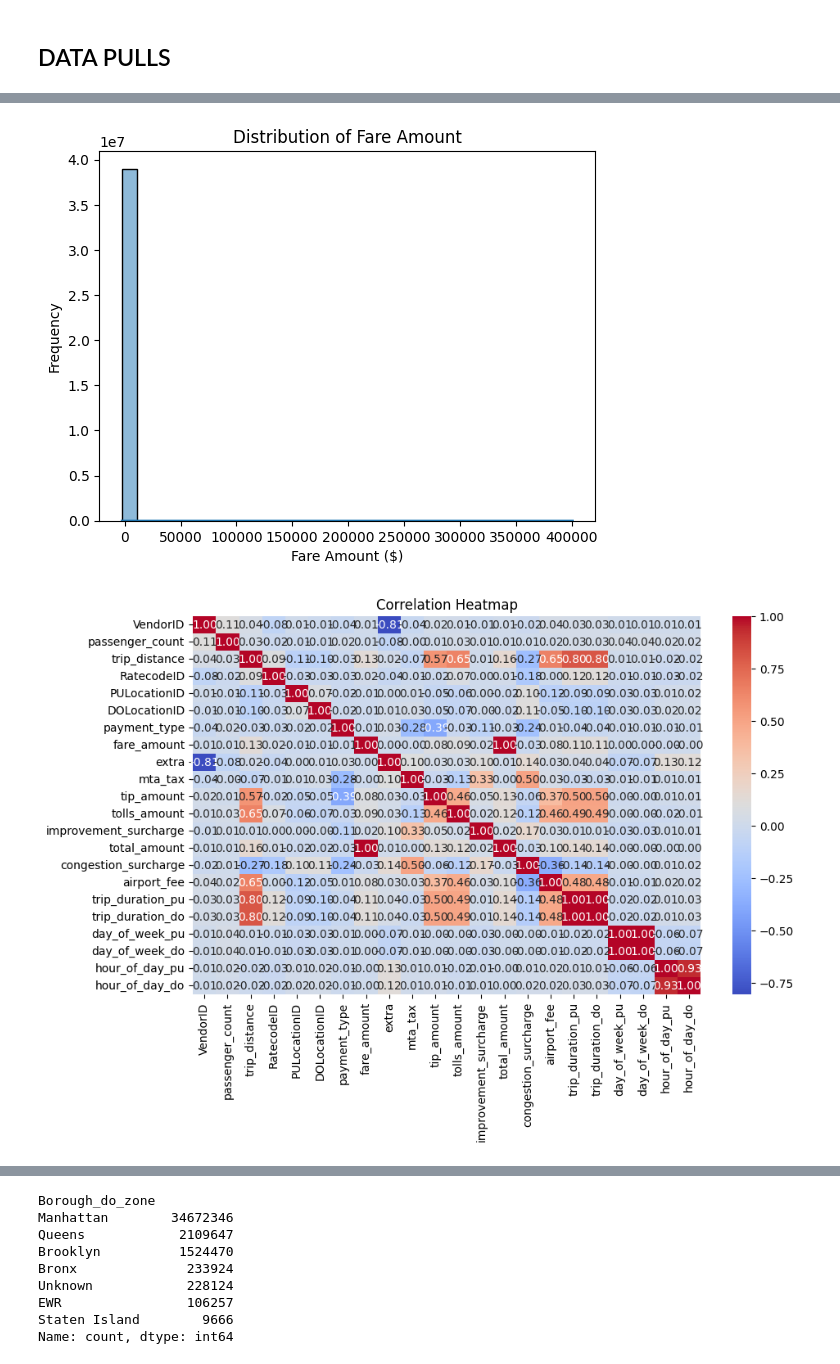
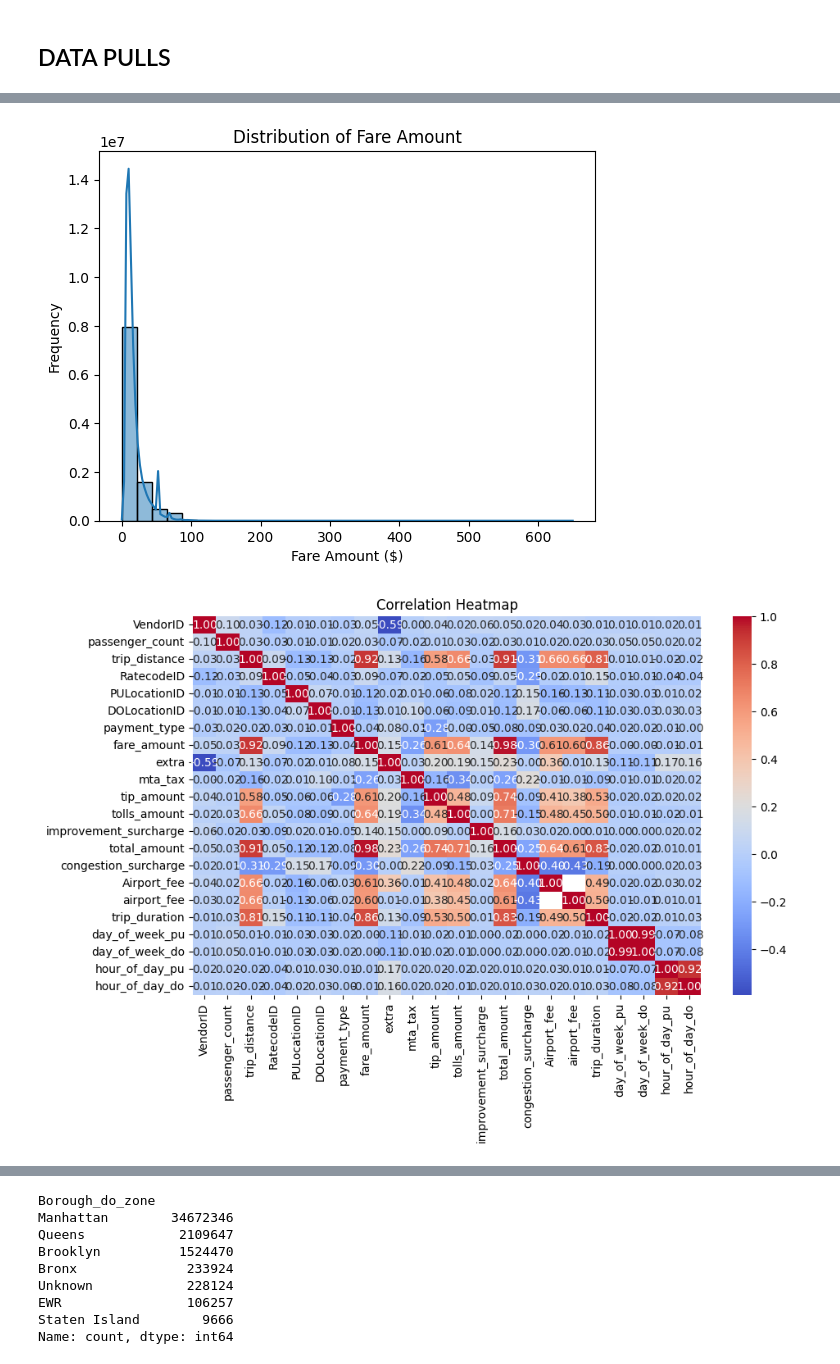
Before and after one commit to aarimojo/nyc-taxi-predictor, a Jupyter notebook: notebooks/01_initial_data_exploration.ipynb, the cells around one changed output, grey strips where cells are left out. Drawn from its saved outputs; the diff is of its cells as text; code cells hidden in the pictures.

```diff
--- a/notebooks/01_initial_data_exploration.ipynb
+++ b/notebooks/01_initial_data_exploration.ipynb
@@ -98,7 +103,7 @@ loader.preprocess()
 # %%
 
 # Load the preprocessed data
-processed_data_path = "../data/processed/yellow_processed_2022.parquet"
+processed_data_path = "/content/drive/MyDrive/yellow_processed_05.parquet"
 cleaned_df = pd.read_parquet(processed_data_path)
 
 # Visualize the data
@@ -128,5 +133,5 @@ plt.show()
-[figure, old version]
+[figure, new version]
-[figure, old version]
+[figure, new version]
 # %%
 cleaned_df['fare_amount'].describe()
 # %% [output]
```
Also changed, not shown: parts of 37 cells of this notebook.
